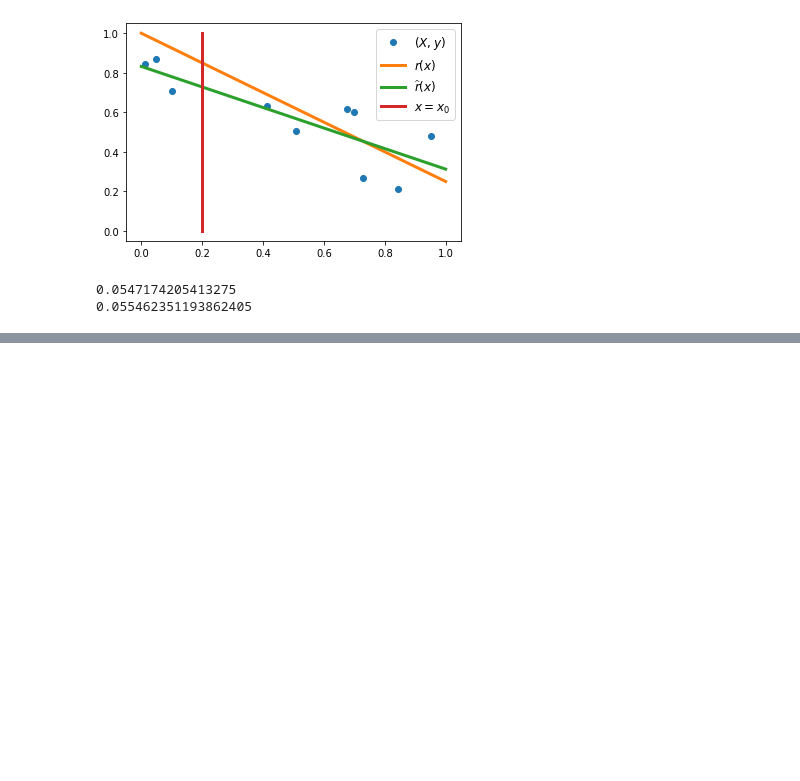
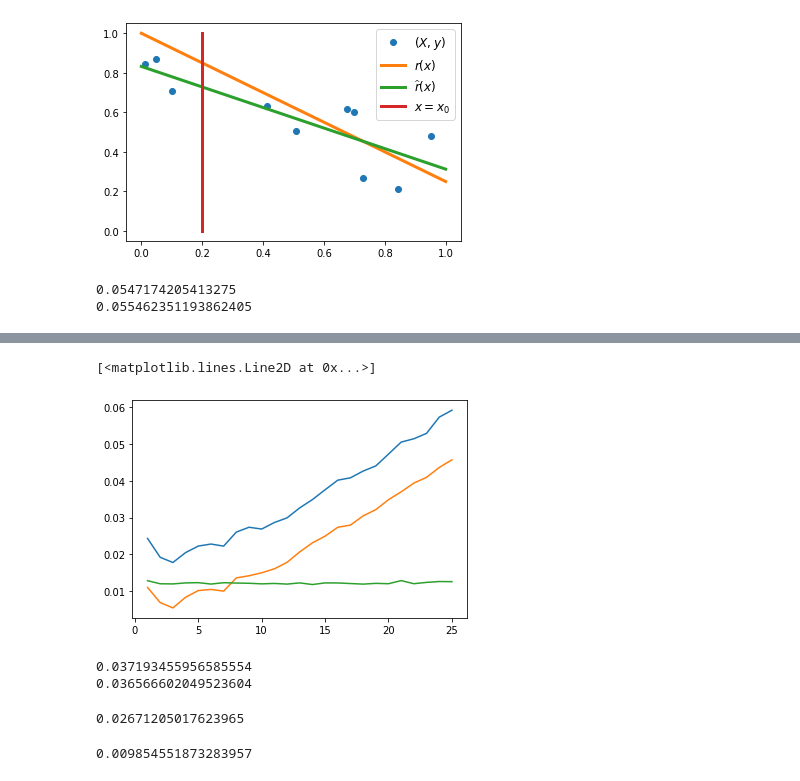
Before and after one commit to mgreenbe/2020-Winter-Math-607, a Jupyter notebook: 06/bias.ipynb, the cells around one changed output, grey strips where cells are left out. Saved outputs shown, nothing was run; the diff lists cells and outputs as text; code cells hidden in the pictures; blank space fills up the shorter version.

```diff
--- a/06/bias.ipynb
+++ b/06/bias.ipynb
@@ -334,0 +384,55 @@ var
+# %%
+x_test = np.random.uniform(size=100)
+ks = np.arange(1,26)
+
+MSEs = []
+BIASES2 = []
+VARs = []
+
+for k in ks:
+    M = KNeighborsRegressor(n_neighbors=k)
+    M.fit(X.reshape(-1, 1), y)
+
+    mses = []
+    biases = []
+    variances = []
+    for x0 in x_test:
+        rx0 = x0*np.sin(2*np.pi*x0)
+        y0 = rx0 + np.random.normal(0, x0/5, size=100)
+        rhatx0 = M.predict([[x0]])[0]
+
+        msex0 = np.mean((y0 - rhatx0)**2)
+        biasx0 = rx0 - rhatx0
+        varx0 = np.var(y0)
+
+        mses.append(msex0)
+        biases.append(biasx0)
+        variances.append(varx0)
+
+    MSEs.append(np.array(mses).mean())
+    BIASES2.append(np.mean(np.array(biases)**2))
+    VARs.append(np.mean(np.array(variances)))
+
+# plt.plot(mses)
+# plt.plot(biases**2 + variances)
+# %%
+plt.plot(ks, MSEs)
+plt.plot(ks, BIASES2)
+plt.plot(ks, VARs)
+# %% [output]
+[<matplotlib.lines.Line2D at 0x...>]
+[figure, added]
+# %%
+print(MSE)
+print(BIASES2 + VAR)
+# %% [output]
+0.037193455956585554
+0.036566602049523604
+# %%
+BIASES2
+# %% [output]
+0.02671205017623965
+# %%
+VAR
+# %% [output]
+0.009854551873283957
```
Also changed, not shown: parts of 11 cells of this notebook, 1 other file.
